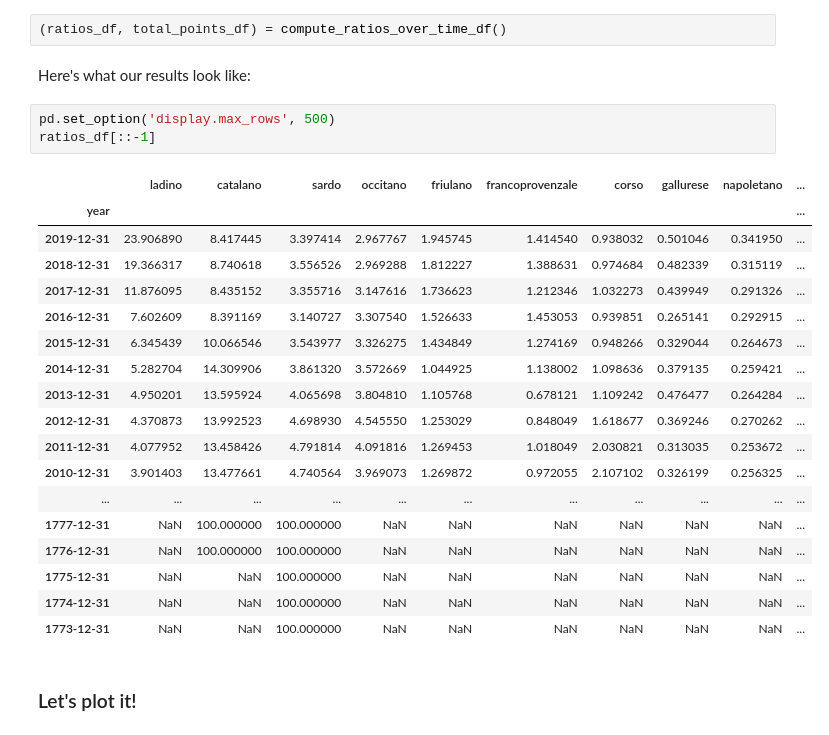
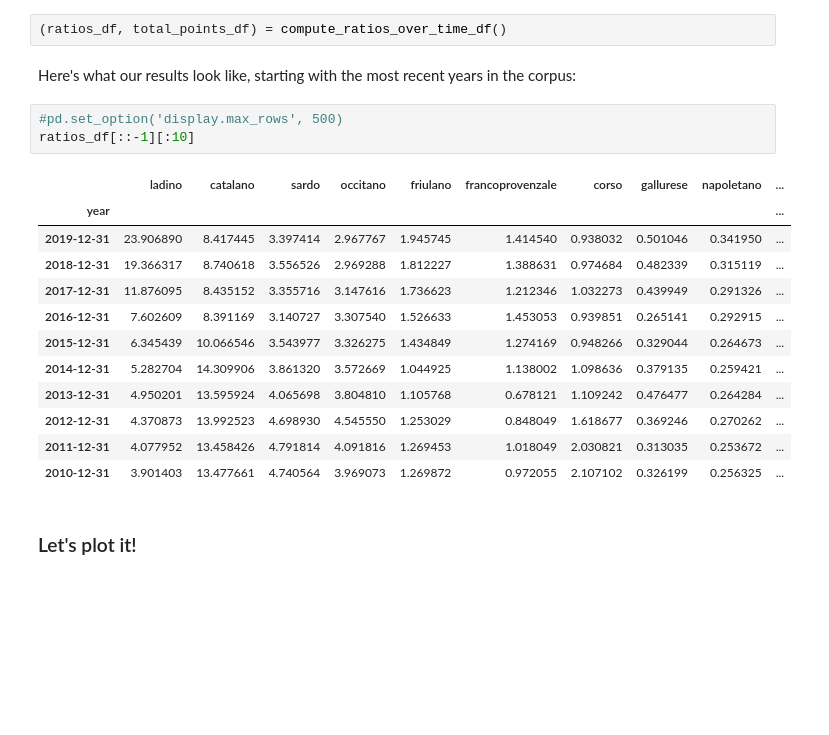
Before and after one commit to AlexNisnevich/lingua-o-dialetto, a Jupyter notebook: lingua-o-dialetto.ipynb, the cells around one changed output. Cells and saved outputs as stored; diff of their text form; blank space fills up the shorter version.

```diff
--- a/lingua-o-dialetto.ipynb
+++ b/lingua-o-dialetto.ipynb
@@ -173,29 +173,23 @@ def compute_ratios_over_time_df():
 # %%
 (ratios_df, total_points_df) = compute_ratios_over_time_df()
 # %% [markdown]
-Here's what our results look like:
+Here's what our results look like, starting with the most recent years in the corpus:
 # %%
-pd.set_option('display.max_rows', 500)
-ratios_df[::-1]
+#pd.set_option('display.max_rows', 500)
+ratios_df[::-1][:10]
 # %% [output]
 |  | ladino | catalano | sardo | occitano | friulano | francoprovenzale | corso | gallurese | napoletano | ... |
 | year |  |  |  |  |  |  |  |  |  | ... |
 | 2019-12-31 | 23.906890 | 8.417445 | 3.397414 | 2.967767 | 1.945745 | 1.414540 | 0.938032 | 0.501046 | 0.341950 | ... |
 | 2018-12-31 | 19.366317 | 8.740618 | 3.556526 | 2.969288 | 1.812227 | 1.388631 | 0.974684 | 0.482339 | 0.315119 | ... |
 | 2017-12-31 | 11.876095 | 8.435152 | 3.355716 | 3.147616 | 1.736623 | 1.212346 | 1.032273 | 0.439949 | 0.291326 | ... |
 | 2016-12-31 | 7.602609 | 8.391169 | 3.140727 | 3.307540 | 1.526633 | 1.453053 | 0.939851 | 0.265141 | 0.292915 | ... |
 | 2015-12-31 | 6.345439 | 10.066546 | 3.543977 | 3.326275 | 1.434849 | 1.274169 | 0.948266 | 0.329044 | 0.264673 | ... |
 | 2014-12-31 | 5.282704 | 14.309906 | 3.861320 | 3.572669 | 1.044925 | 1.138002 | 1.098636 | 0.379135 | 0.259421 | ... |
 | 2013-12-31 | 4.950201 | 13.595924 | 4.065698 | 3.804810 | 1.105768 | 0.678121 | 1.109242 | 0.476477 | 0.264284 | ... |
 | 2012-12-31 | 4.370873 | 13.992523 | 4.698930 | 4.545550 | 1.253029 | 0.848049 | 1.618677 | 0.369246 | 0.270262 | ... |
 | 2011-12-31 | 4.077952 | 13.458426 | 4.791814 | 4.091816 | 1.269453 | 1.018049 | 2.030821 | 0.313035 | 0.253672 | ... |
 | 2010-12-31 | 3.901403 | 13.477661 | 4.740564 | 3.969073 | 1.269872 | 0.972055 | 2.107102 | 0.326199 | 0.256325 | ... |
-| ... | ... | ... | ... | ... | ... | ... | ... | ... | ... | ... |
-| 1777-12-31 | NaN | 100.000000 | 100.000000 | NaN | NaN | NaN | NaN | NaN | NaN | ... |
-| 1776-12-31 | NaN | 100.000000 | 100.000000 | NaN | NaN | NaN | NaN | NaN | NaN | ... |
-| 1775-12-31 | NaN | NaN | 100.000000 | NaN | NaN | NaN | NaN | NaN | NaN | ... |
-| 1774-12-31 | NaN | NaN | 100.000000 | NaN | NaN | NaN | NaN | NaN | NaN | ... |
-| 1773-12-31 | NaN | NaN | 100.000000 | NaN | NaN | NaN | NaN | NaN | NaN | ... |
 # %% [markdown]
 ### Let's plot it!
 # %% [markdown]
```
